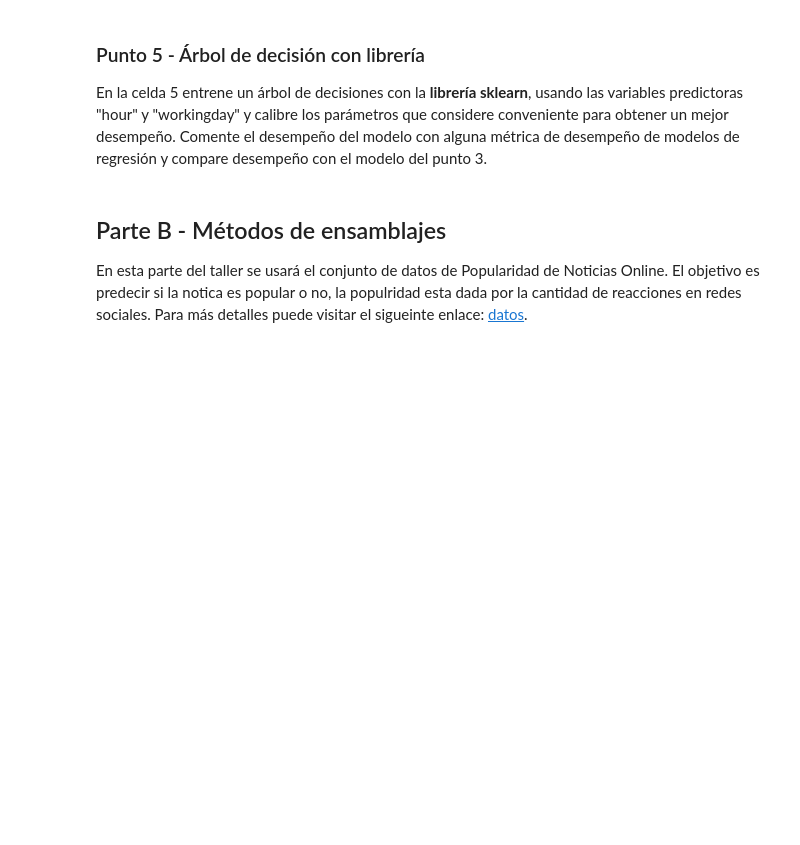
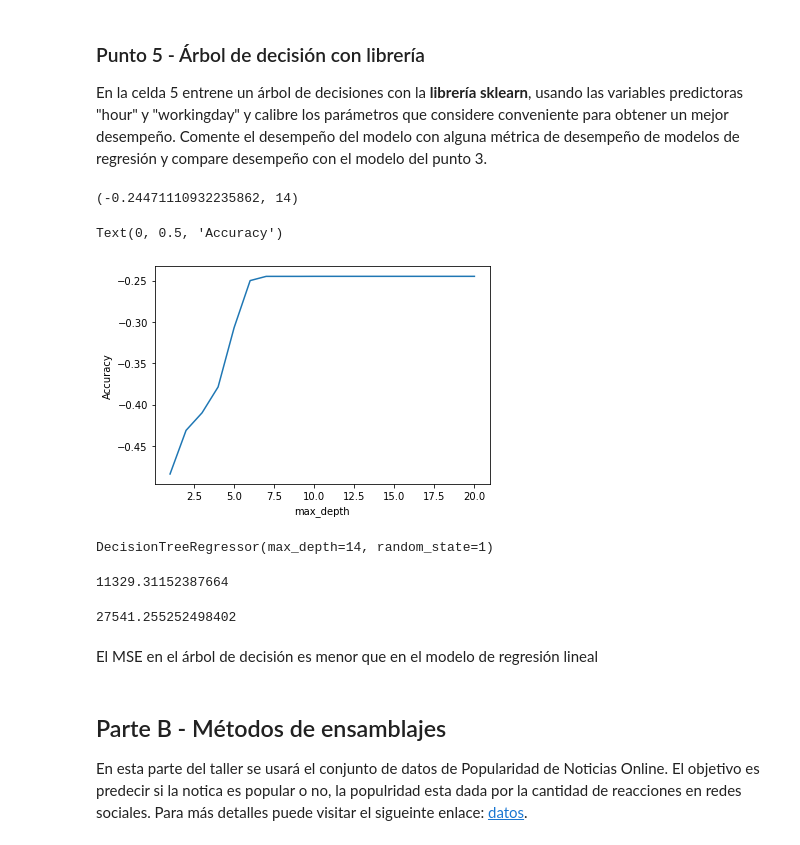
Before and after one commit to lbastidasg/Machine-Learning-y-PLN, a Jupyter notebook: MIAD_ML_and_NLP/Semana 1/S1TC1_arboles_ensamblajes.ipynb, the cells around one changed output. Drawn from its saved outputs; the diff is of its cells as text; code cells hidden in the pictures; blank space fills up the shorter version.

```diff
--- a/MIAD_ML_and_NLP/Semana 1/S1TC1_arboles_ensamblajes.ipynb
+++ b/MIAD_ML_and_NLP/Semana 1/S1TC1_arboles_ensamblajes.ipynb
@@ -58,0 +133,10 @@ En la celda 3 ajuste un modelo de regresión lineal a todo el conjunto de datos,
+# %%
+# Celda 3
+X = bikes[['hour', 'workingday']]
+y = bikes['total']
+
+# Creamos el objeto de Regresión Lineal
+reg = LinearRegression().fit(X, y)
+
+#Coeficientes
+reg.coef_
@@ -69,3 +176,49 @@ En la celda 5 entrene un árbol de decisiones con la **librería sklearn**, usan
+# %%
+# Celda 5
+# Lista de valores para calibrar el criterio de parada de máxima profundidad (max_depth)
+max_depth_range = range(1, 21)
+
+# Lista para guardar los valores del RMSE para cada valor de máxima profundidad (max_depth)
+accuracy_scores = []
+
+# Loop para obtener el desempeño del modelo de acuerdo con la máxima profundidad
+for depth in max_depth_range:
+    # Definición del árbol de decisión usando DecisionTreeClassifier de la libreria sklearn
+    dlf = DecisionTreeRegressor(max_depth=depth, random_state=1)
+    accuracy_scores.append(cross_val_score(dlf, X, y, cv=10).mean())
+# %%
+# Mejor accuracy (desempeño del modelo) y su correspondiente max_depth
+sorted(zip(accuracy_scores, max_depth_range))[::-1][0]
+# %% [output]
+(-0.24471110932235862, 14)
+# %%
+# Gráfica max_depth versus RMSE (error del modelo)
+plt.plot(max_depth_range, accuracy_scores)
+plt.xlabel('max_depth')
+plt.ylabel('Accuracy')
+# %% [output]
+Text(0, 0.5, 'Accuracy')
+[figure, added]
+# %%
+# max_depth=4 fue el mejor, se ajusta un árbol usando este valor
+dlf = DecisionTreeRegressor(max_depth=14, random_state=1)
+dlf.fit(X, y)
+# %% [output]
+DecisionTreeRegressor(max_depth=14, random_state=1)
+# %%
+prediccion=dlf.predict(X)
+MSE=np.average(np.square(prediccion-y))
+print(MSE)
+# %% [output]
+11329.31152387664
+# %%
+prediccion1=reg.predict(X)
+MSE1=np.average(np.square(prediccion1-y))
+print(MSE1)
+# %% [output]
+27541.255252498402
+# %% [markdown]
+El MSE en el árbol de decisión es menor que en el modelo de regresión lineal
 # %% [markdown]
 ## Parte B - Métodos de ensamblajes
 En esta parte del taller se usará el conjunto de datos de Popularidad de Noticias Online. El objetivo es predecir si la notica es popular o no, la populridad esta dada por la cantidad de reacciones en redes sociales. Para más detalles puede visitar el sigueinte enlace: [datos](https://archive.ics.uci.edu/ml/datasets/online+news+popularity).
```
Also changed, not shown: parts of 22 cells of this notebook.
